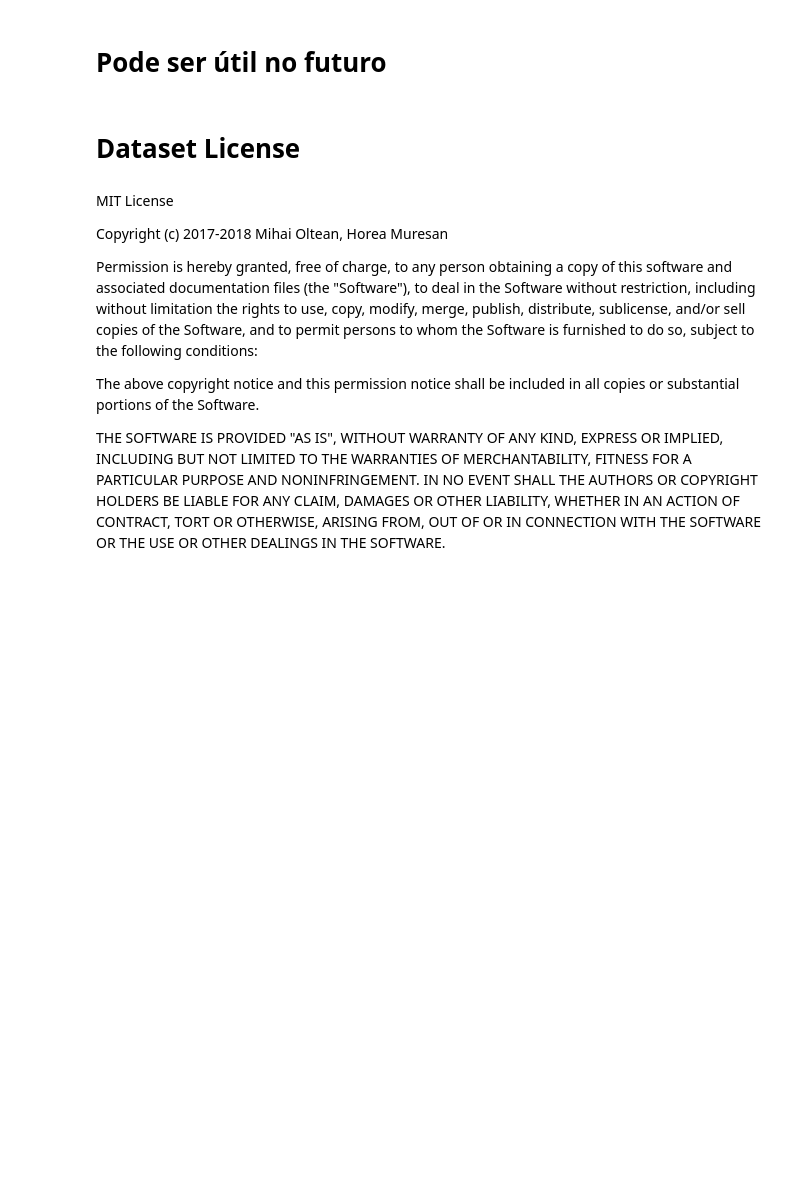
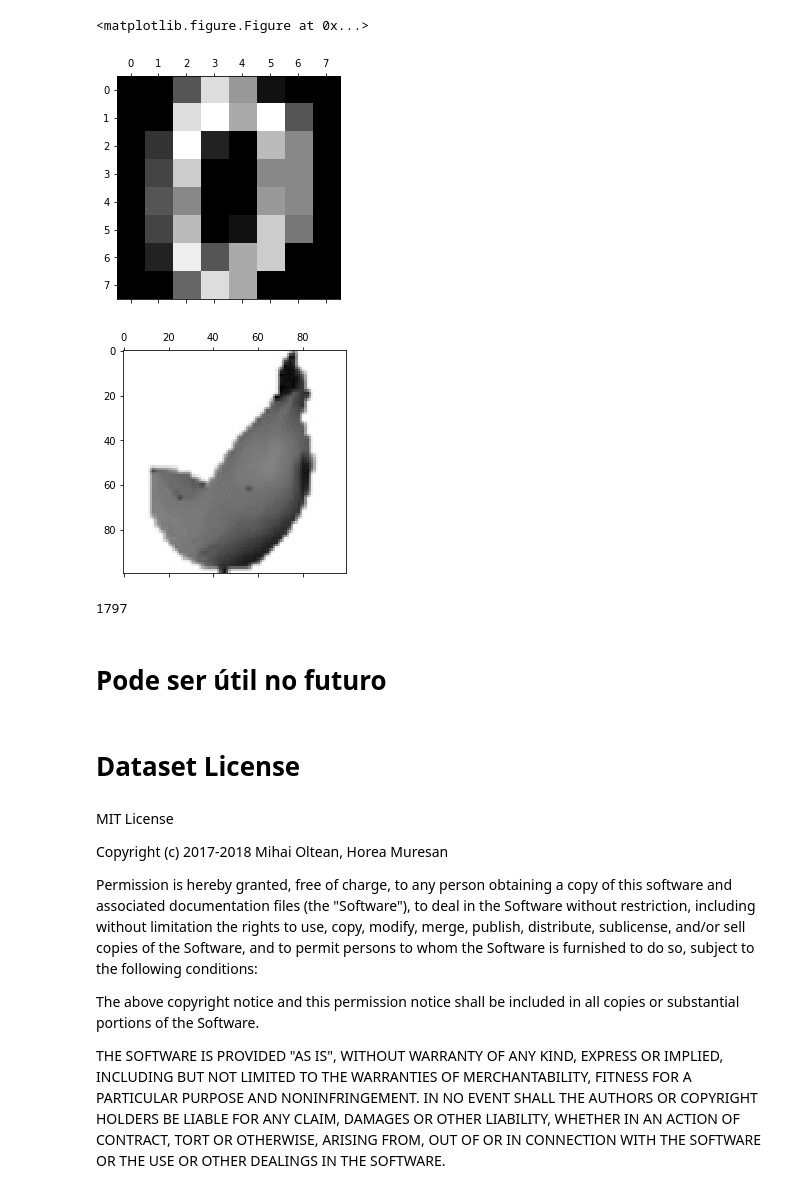
Before and after one commit to gabrielmf1/Pj_F_CD, a Jupyter notebook: Identificador de Fruta.ipynb, the cells around one changed output. Drawn from its saved outputs; the diff is of its cells as text; code cells hidden in the pictures; blank space fills up the shorter version.

```diff
--- a/Identificador de Fruta.ipynb
+++ b/Identificador de Fruta.ipynb
@@ -30,3 +83,22 @@ print(len(lemon))
+# %%
+from sklearn.datasets import load_digits
+digits = load_digits()
+digits.images[0]
+pl.gray()
+pl.matshow(digits.images[0])
+pl.show
+
+pl.matshow(images[500])
+pl.show()
+# %% [output]
+<matplotlib.figure.Figure at 0x...>
+[figure, added]
+[figure, added]
+# %%
+zip(digits.images,digits.target)
+len(digits.images)
+# %% [output]
+1797
 # %% [markdown]
 # Pode ser útil no futuro
 # %%
```
Also changed, not shown: parts of 11 cells of this notebook, 1 other file.
